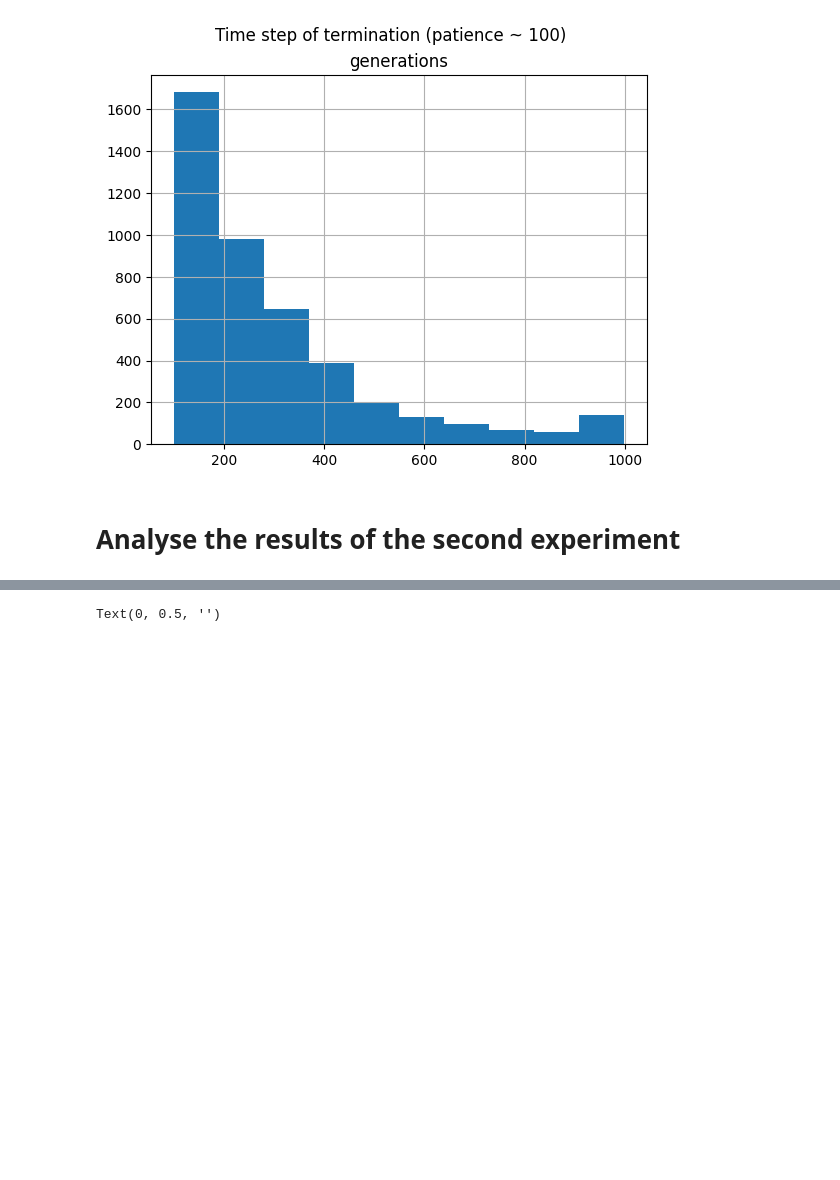
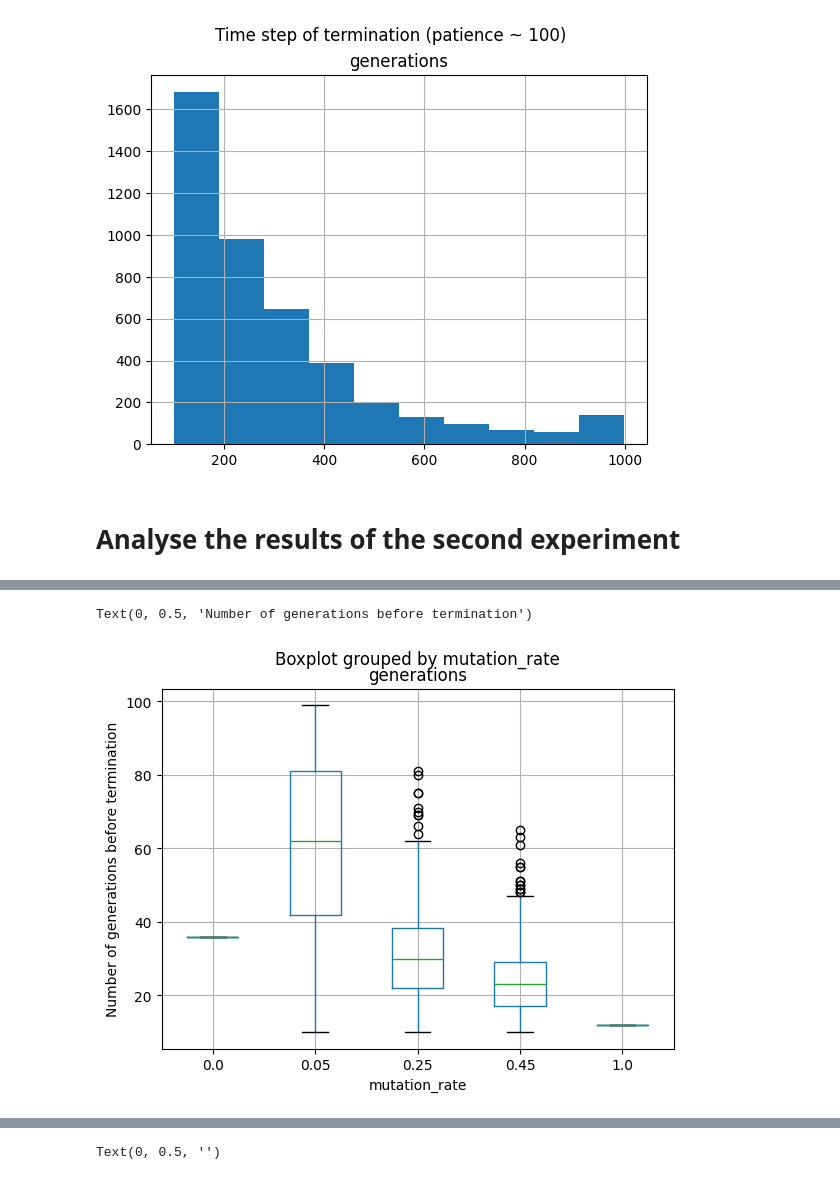
Before and after one commit to mwustinger/pssai_projectB, a Jupyter notebook: Genetic_Analysis.ipynb, the cells around one changed output, grey strips where cells are left out. Drawn from its saved outputs; the diff is of its cells as text; code cells hidden in the pictures; blank space fills up the shorter version.

```diff
--- a/Genetic_Analysis.ipynb
+++ b/Genetic_Analysis.ipynb
@@ -195,3 +195,10 @@ Text(0, 0.5, 'Best fitness')
+# %%
+threshold = -1.0e14
+ax = df[df.best_fitness > threshold][df.mutation_rate != 0.1].boxplot(column="generations", by="mutation_rate")
+ax.set_ylabel("Number of generations before termination")
+# %% [output]
+Text(0, 0.5, 'Number of generations before termination')
+[figure, added]
 # %%
 threshold = -1.0e14
 ax = df[df.best_fitness > threshold].boxplot(column="best_fitness", by="population_size")
```
Also changed, not shown: parts of 8 cells of this notebook, 3 other files.
